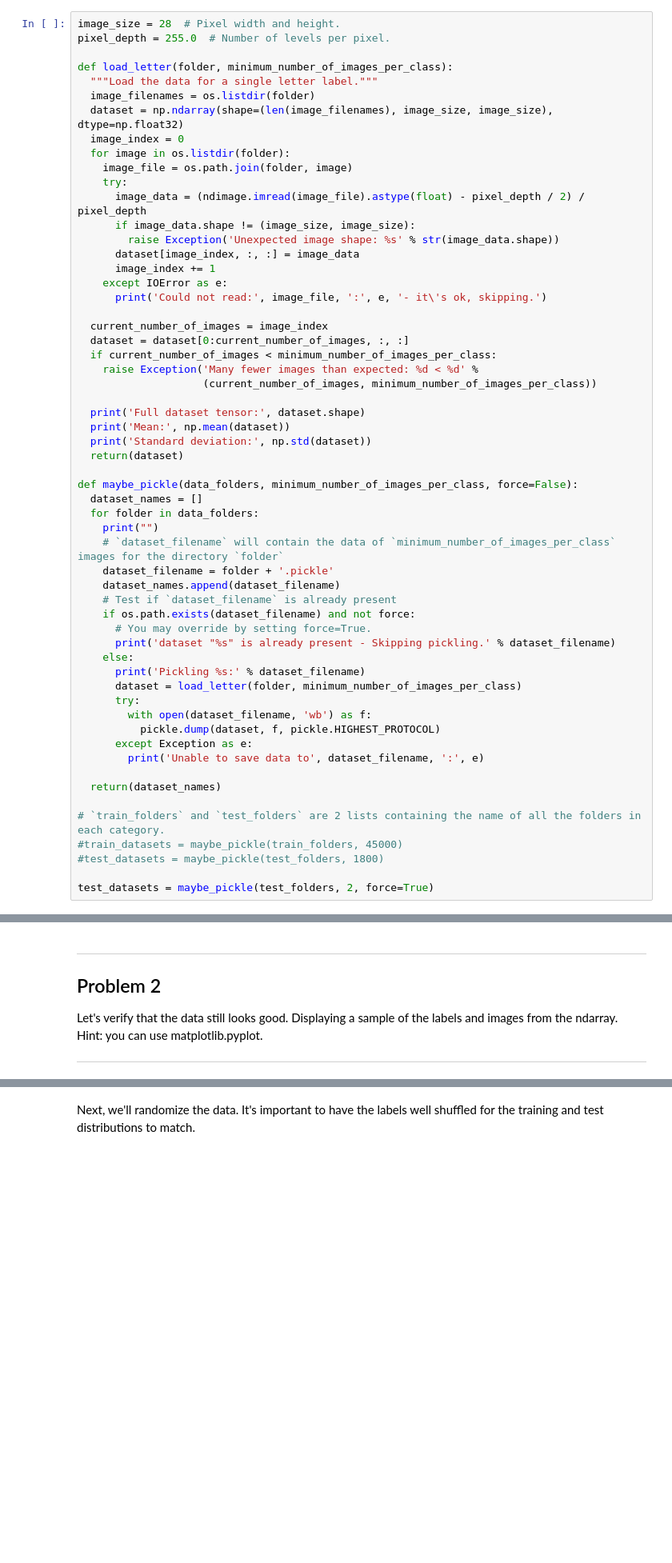
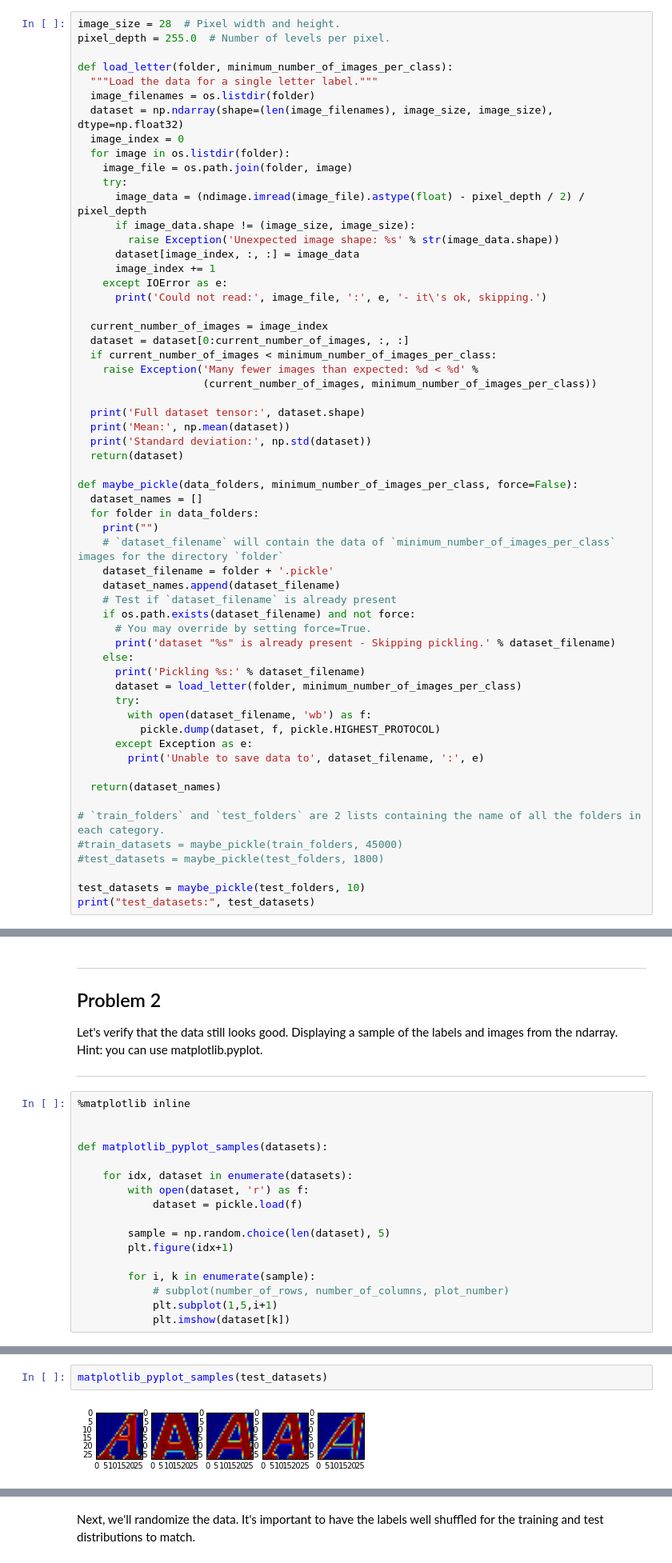
Before and after one commit to SebastienBoisard/DeepLearning-Course-ud730, a Jupyter notebook: Assignment_1_not_mnist/1_notmnist.ipynb, the cells around one changed output, grey strips where cells are left out. Shown at 80% size. Saved outputs shown, nothing was run; the diff lists cells and outputs as text; blank space fills up the shorter version.

```diff
--- a/Assignment_1_not_mnist/1_notmnist.ipynb
+++ b/Assignment_1_not_mnist/1_notmnist.ipynb
@@ -242,7 +242,8 @@ def maybe_pickle(data_folders, minimum_number_of_images_per_class, force=False):
 #train_datasets = maybe_pickle(train_folders, 45000)
 #test_datasets = maybe_pickle(test_folders, 1800)
 
-test_datasets = maybe_pickle(test_folders, 2, force=True)
+test_datasets = maybe_pickle(test_folders, 10)
+print("test_datasets:", test_datasets)
 # %% [output]
 Pickling notMNIST_small/A.pickle:
 Could not read: notMNIST_small/A/RGVtb2NyYXRpY2FCb2xkT2xkc3R5bGUgQm9sZC50dGY=.png : cannot identify image file - it's ok, skipping.
@@ -269,3 +270,20 @@ Problem 2
 Let's verify that the data still looks good. Displaying a sample of the labels and images from the ndarray. Hint: you can use matplotlib.pyplot.
 
 ---
+# %%
+%matplotlib inline
+
+
+def matplotlib_pyplot_samples(datasets):
+
+    for idx, dataset in enumerate(datasets):
+        with open(dataset, 'r') as f:
+            dataset = pickle.load(f)
+
+        sample = np.random.choice(len(dataset), 5)
+        plt.figure(idx+1)
+
+        for i, k in enumerate(sample):
+            # subplot(number_of_rows, number_of_columns, plot_number)
+            plt.subplot(1,5,i+1)
+            plt.imshow(dataset[k])
@@ -271,0 +292,4 @@ Let's verify that the data still looks good. Displaying a sample of the labels a
+# %%
+matplotlib_pyplot_samples(test_datasets)
+# %% [output]
+[figure, added]
```
Also changed, not shown: parts of 3 cells of this notebook.
